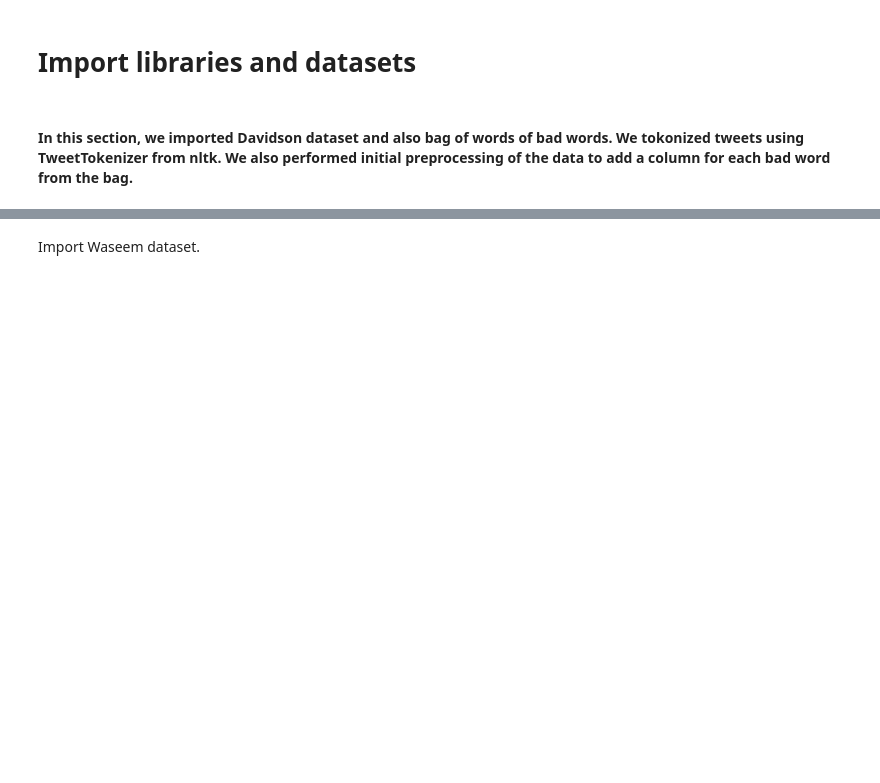
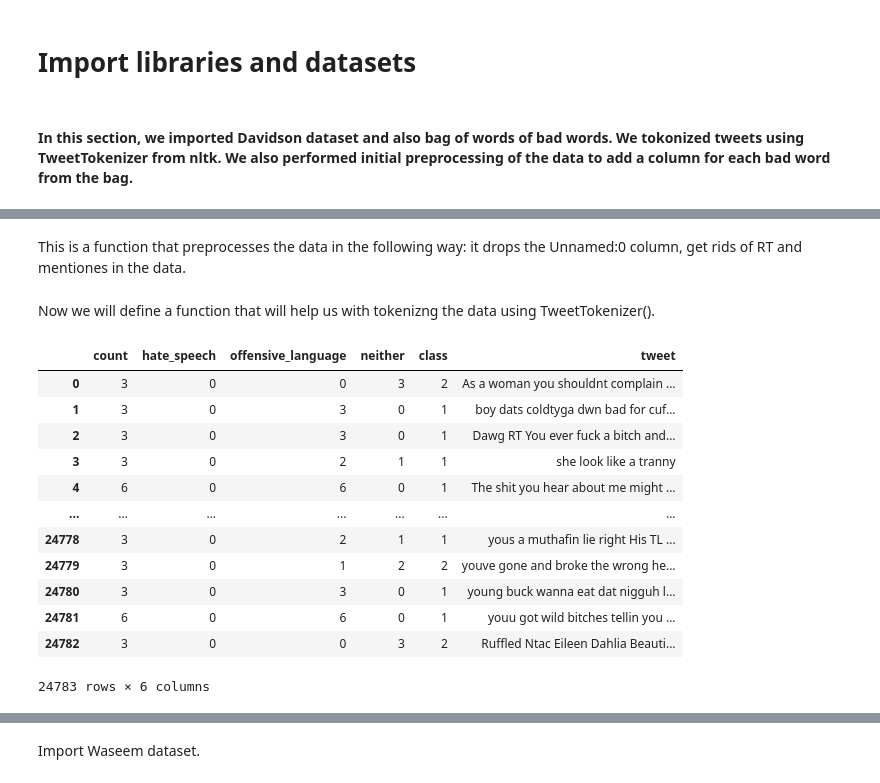
Before and after one commit to zuziamatysiak/cis419-hate-speech, a Jupyter notebook: colab notebooks/CIS_419_Project.ipynb, the cells around one changed output, grey strips where cells are left out. Drawn from its saved outputs; the diff is of its cells as text; code cells hidden in the pictures; blank space fills up the shorter version.

Commit message:
preprocessing method 1 - deleting punctuation, retweets, mentions, multiple spaces, organizing colab a little more

```diff
--- a/colab notebooks/CIS_419_Project.ipynb
+++ b/colab notebooks/CIS_419_Project.ipynb
@@ -14,0 +30,12 @@
+# %% [markdown]
+This is a function that preprocesses the data in the following way: it drops the Unnamed:0 column, get rids of RT and mentiones in the data.
+# %%
+def preprocessing_method1(url, col_name):
+  df = pd.read_csv(url)
+  df = df.drop(["Unnamed: 0"], axis = 1)
+  df[col_name] = df[col_name].apply(lambda x: re.sub(r'(RT\s@[A-Za-z]+[A-Za-z0-9-_]+)', '', str(x))) # removes retweets
+  df[col_name] = df[col_name].apply(lambda x: re.sub(r'(@[A-Za-z0-9-_]+)', '', str(x))) # removes mentions
+  df[col_name] = df[col_name].apply(lambda x: re.sub(r'[^\w\s]','', str(x))) # remove punctuation
+  df[col_name] = df[col_name].apply(lambda x: re.sub(r'^\d+\s|\s\d+\s|\s\d+$', ' ', str(x))) # remove digits
+  df[col_name] = df[col_name].apply(lambda x: re.sub(r'\s\s+', ' ', str(x))) # remove unncessary spaces
+  return df
@@ -14,0 +44,2 @@
+# %% [markdown]
+Now we will define a function that will help us with tokenizng the data using TweetTokenizer().
@@ -14,0 +51,18 @@
+# %%
+url_hate_speech_data = "https://raw.githubusercontent.com/t-davidson/hate-speech-and-offensive-language/master/data/labeled_data.csv"
+df_davidson = preprocessing_method1(url_hate_speech_data, "tweet")
+df_davidson
+# %% [output]
+|  | count | hate_speech | offensive_language | neither | class | tweet |
+| 0 | 3 | 0 | 0 | 3 | 2 | As a woman you shouldnt complain ... |
+| 1 | 3 | 0 | 3 | 0 | 1 | boy dats coldtyga dwn bad for cuf... |
+| 2 | 3 | 0 | 3 | 0 | 1 | Dawg RT You ever fuck a bitch and... |
+| 3 | 3 | 0 | 2 | 1 | 1 | she look like a tranny |
+| 4 | 6 | 0 | 6 | 0 | 1 | The shit you hear about me might ... |
+| ... | ... | ... | ... | ... | ... | ... |
+| 24778 | 3 | 0 | 2 | 1 | 1 | yous a muthafin lie right His TL ... |
+| 24779 | 3 | 0 | 1 | 2 | 2 | youve gone and broke the wrong he... |
+| 24780 | 3 | 0 | 3 | 0 | 1 | young buck wanna eat dat nigguh l... |
+| 24781 | 6 | 0 | 6 | 0 | 1 | youu got wild bitches tellin you ... |
+| 24782 | 3 | 0 | 0 | 3 | 2 | Ruffled Ntac Eileen Dahlia Beauti... |
+24783 rows × 6 columns
```
Also changed, not shown: parts of 10 cells of this notebook, 2 other files.
